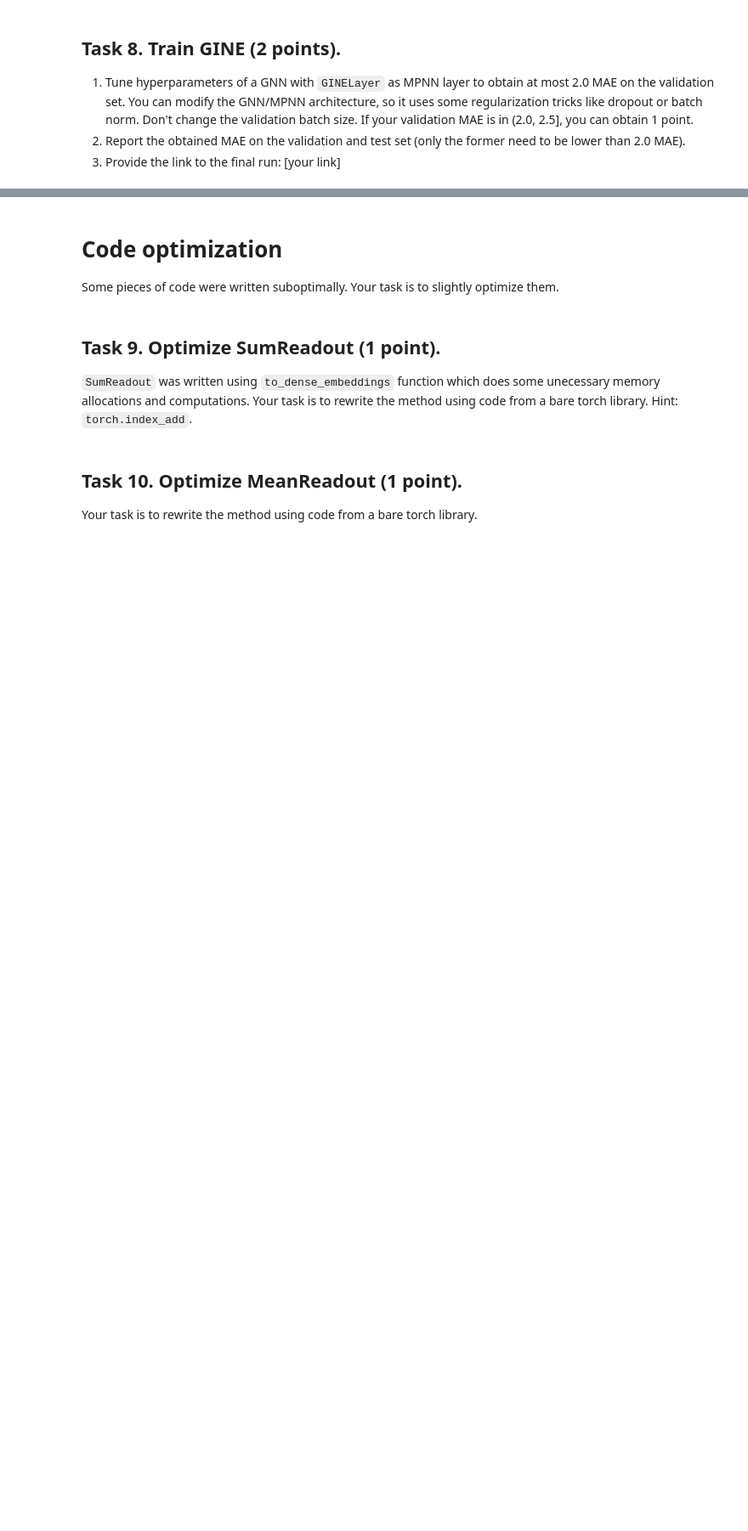
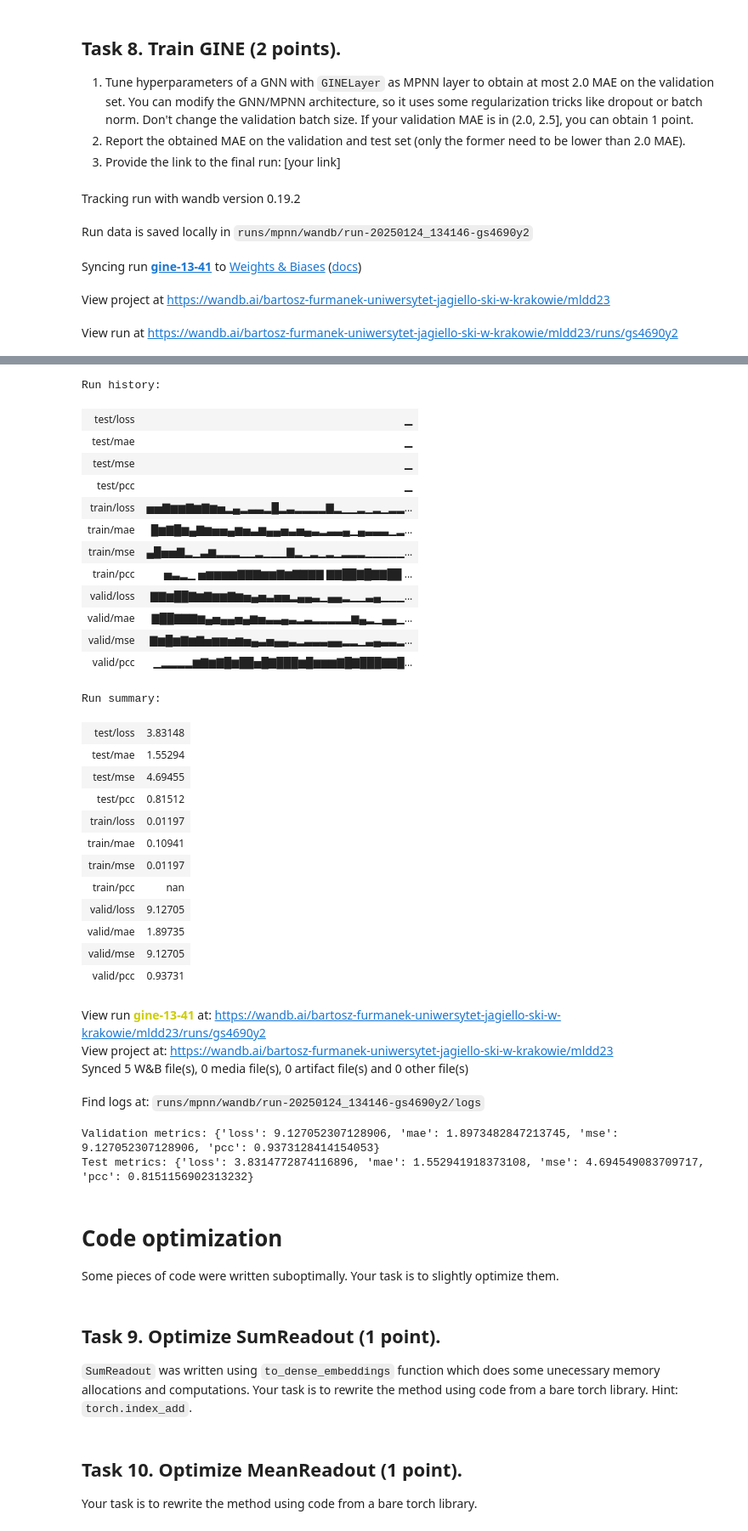
Before and after one commit to BartTheBartender/ML, a Jupyter notebook: lab/07_GNN_MPNN.ipynb, the cells around one changed output, grey strips where cells are left out. Shown: that part at 85% size. Saved outputs shown, nothing was run; the diff lists cells and outputs as text; code cells hidden in the pictures; blank space fills up the shorter version.

```diff
--- a/lab/07_GNN_MPNN.ipynb
+++ b/lab/07_GNN_MPNN.ipynb
@@ -1039,3 +1075,46 @@ View run at https://wandb.ai/bartosz-furmanek-uniwersytet-jagiello-ski-w-krakowi
 1. Tune hyperparameters of a GNN with `GINELayer` as MPNN layer to obtain at most 2.0 MAE on the validation set. You can modify the GNN/MPNN architecture, so it uses some regularization tricks like dropout or batch norm. Don't change the validation batch size. If your validation MAE is in (2.0, 2.5], you can obtain 1 point.
 2. Report the obtained MAE on the validation and test set (only the former need to be lower than 2.0 MAE).
 3. Provide the link to the final run: [your link]
+# %%
+
+model = GNN(
+    node_features_size=node_featurizer.feat_size(),
+    edge_features_size=edge_featurizer.feat_size(),
+    hidden_size=512,
+    output_size=1,
+    mpnn_layer_cls=GINELayer,
+    mpnn_n_layers=10,
+    readout_cls=MeanReadout,
+    mpnn_layer_kwargs={}
+)
+
+trainer = Trainer(
+    run_dir="experiments",
+    train_dataset=train,
+    valid_dataset=valid,
+    train_metrics=metrics,
+    valid_metrics=metrics,
+    train_batch_size=32,
+    model=model,
+    logger=WandbLogger(
+        logdir="runs/mpnn",
+        project_name="mldd23",
+        experiment_name=f"gine-{get_time_stamp()}",
+    ),
+    optimizer_kwargs = {"lr": 3e-4, "weight_decay": 5e-5},
+    n_epochs=100,
+    device="cuda",
+    valid_every_n_epochs=1,
+)
+
+valid_metrics = trainer.train()
+test_metrics = trainer.test(test)
+trainer.close()
+print(f"Validation metrics: {valid_metrics}")
+print(f"Test metrics: {test_metrics}")
+# %% [output]
+Tracking run with wandb version 0.19.2
+Run data is saved locally in runs/mpnn/wandb/run-20250124_134146-gs4690y2
+Syncing run gine-13-41 to Weights & Biases (docs)
+View project at https://wandb.ai/bartosz-furmanek-uniwersytet-jagiello-ski-w-krakowie/mldd23
+View run at https://wandb.ai/bartosz-furmanek-uniwersytet-jagiello-ski-w-krakowie/mldd23/runs/gs4690y2
@@ -1042,3 +1122,35 @@ View run at https://wandb.ai/bartosz-furmanek-uniwersytet-jagiello-ski-w-krakowi
+Run history:
+| test/loss | ▁ |
+| test/mae | ▁ |
+| test/mse | ▁ |
+| test/pcc | ▁ |
+| train/loss | ▅▅▇▆▆▇▆▇▆▅▂▄▂▃▃▂█▂▃▂▂▂▂▇▂▁▁▂▁▂▁▂▂... |
+| train/mae | █▆▇█▆▄▇▆▅▅▄▆▅▃▆▄▄▅▃▅▄▃▂▃▃▄▁▄▃▃▃▁▂... |
+| train/mse | ▄█▅▅▇▂▁▃▆▂▂▂▁▁▂▁▁▁▇▂▁▂▁▂▁▂▂▂▁▁▁▁▁... |
+| train/pcc | ▅▃▂▁ ▅▆▆▆▆▇▇▇▆▆▇▆▇▇▇▇ ▇▇██▇█▇▇██ ... |
+| valid/loss | ▇▇▆██▇▆▇▆▆▇▆▅▄▅▃▅▅▂▄▄▃▁▄▄▂▁▁▃▄▁▁▁... |
+| valid/mae | ▇██▇▇▇▆▄▅▄▄▅▄▆▅▃▃▄▃▂▃▂▂▂▂▂▆▄▂▁▄▄▁... |
+| valid/mse | ▇▆█▆▇▆▇▅▆▆▅▆▅▄▃▅▄▄▃▂▃▃▃▄▄▂▂▁▃▄▃▃▂... |
+| valid/pcc | ▁▂▂▂▂▆▇▆▇█▆██▅█▇███▆█▆▆▆▇█▇███▇▇█... |
+Run summary:
+| test/loss | 3.83148 |
+| test/mae | 1.55294 |
+| test/mse | 4.69455 |
+| test/pcc | 0.81512 |
+| train/loss | 0.01197 |
+| train/mae | 0.10941 |
+| train/mse | 0.01197 |
+| train/pcc | nan |
+| valid/loss | 9.12705 |
+| valid/mae | 1.89735 |
+| valid/mse | 9.12705 |
+| valid/pcc | 0.93731 |
+View run gine-13-41 at: https://wandb.ai/bartosz-furmanek-uniwersytet-jagiello-ski-w-krakowie/mldd23/runs/gs4690y2
+View project at: https://wandb.ai/bartosz-furmanek-uniwersytet-jagiello-ski-w-krakowie/mldd23
+Synced 5 W&B file(s), 0 media file(s), 0 artifact file(s) and 0 other file(s)
+Find logs at: runs/mpnn/wandb/run-20250124_134146-gs4690y2/logs
+Validation metrics: {'loss': 9.127052307128906, 'mae': 1.8973482847213745, 'mse': 9.127052307128906, 'pcc': 0.9373128414154053}
+Test metrics: {'loss': 3.8314772874116896, 'mae': 1.552941918373108, 'mse': 4.694549083709717, 'pcc': 0.8151156902313232}
 # %% [markdown]
 # Code optimization
 Some pieces of code were written suboptimally. Your task is to slightly optimize them.
```
Also changed, not shown: parts of 7 cells of this notebook.
